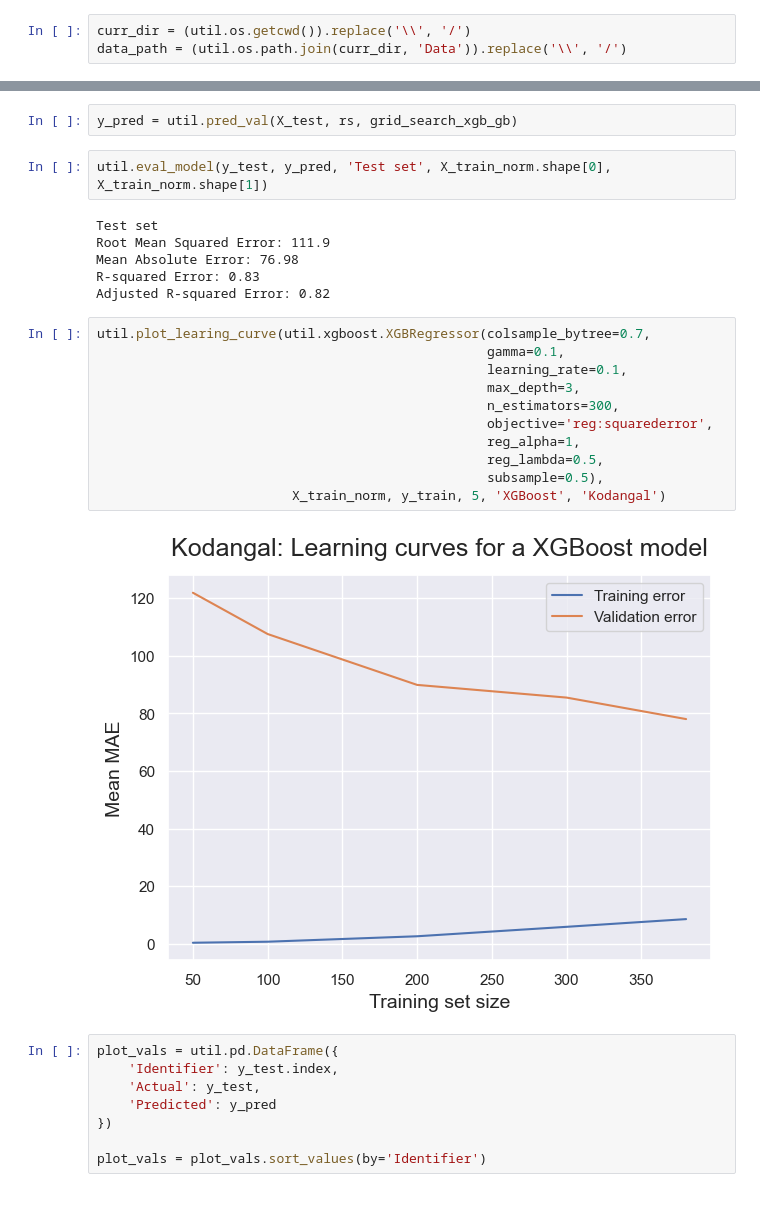
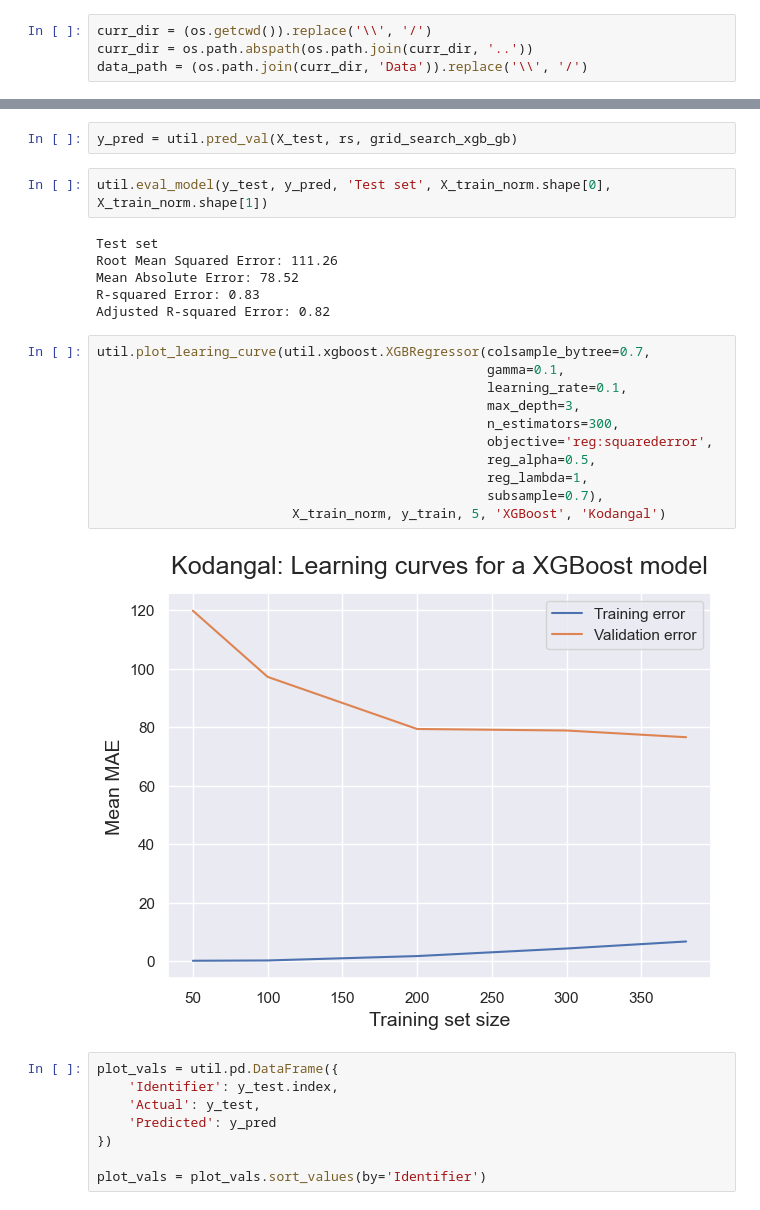
Before and after one commit to Ashish-Sasna/CMT-GSC-AI, a Jupyter notebook: Kodandal/Kodangal-Concentration prediction-zirc.ipynb, the cells around one changed output, grey strips where cells are left out. Cells and saved outputs as stored; diff of their text form.

```diff
--- a/Kodandal/Kodangal-Concentration prediction-zirc.ipynb
+++ b/Kodandal/Kodangal-Concentration prediction-zirc.ipynb
@@ -12,8 +20,9 @@ warnings.filterwarnings('ignore')
 # %% [markdown]
 # Load Data
 # %%
-curr_dir = (util.os.getcwd()).replace('\\', '/')
-data_path = (util.os.path.join(curr_dir, 'Data')).replace('\\', '/')
+curr_dir = (os.getcwd()).replace('\\', '/')
+curr_dir = os.path.abspath(os.path.join(curr_dir, '..'))
+data_path = (os.path.join(curr_dir, 'Data')).replace('\\', '/')
 # %%
 str_sed_data = util.pd.read_csv(data_path + '/Kodangal dataset/proc_elem_Kodangal_gcM.csv')
 # %%
@@ -479,23 +488,23 @@ y_pred = util.pred_val(X_test, rs, grid_search_xgb_gb)
 util.eval_model(y_test, y_pred, 'Test set', X_train_norm.shape[0], X_train_norm.shape[1])
 # %% [output]
 Test set
-Root Mean Squared Error: 111.9
-Mean Absolute Error: 76.98
+Root Mean Squared Error: 111.26
+Mean Absolute Error: 78.52
 R-squared Error: 0.83
 Adjusted R-squared Error: 0.82
 # %%
 util.plot_learing_curve(util.xgboost.XGBRegressor(colsample_bytree=0.7,
                                                   gamma=0.1,
                                                   learning_rate=0.1,
                                                   max_depth=3,
                                                   n_estimators=300,
                                                   objective='reg:squarederror',
-                                                  reg_alpha=1,
-                                                  reg_lambda=0.5,
-                                                  subsample=0.5),
+                                                  reg_alpha=0.5,
+                                                  reg_lambda=1,
+                                                  subsample=0.7),
                          X_train_norm, y_train, 5, 'XGBoost', 'Kodangal')
 # %% [output]
-[figure, old version]
+[figure, new version]
 # %%
 plot_vals = util.pd.DataFrame({
     'Identifier': y_test.index,
```
Also changed, not shown: parts of 22 cells of this notebook, 16 other files.
